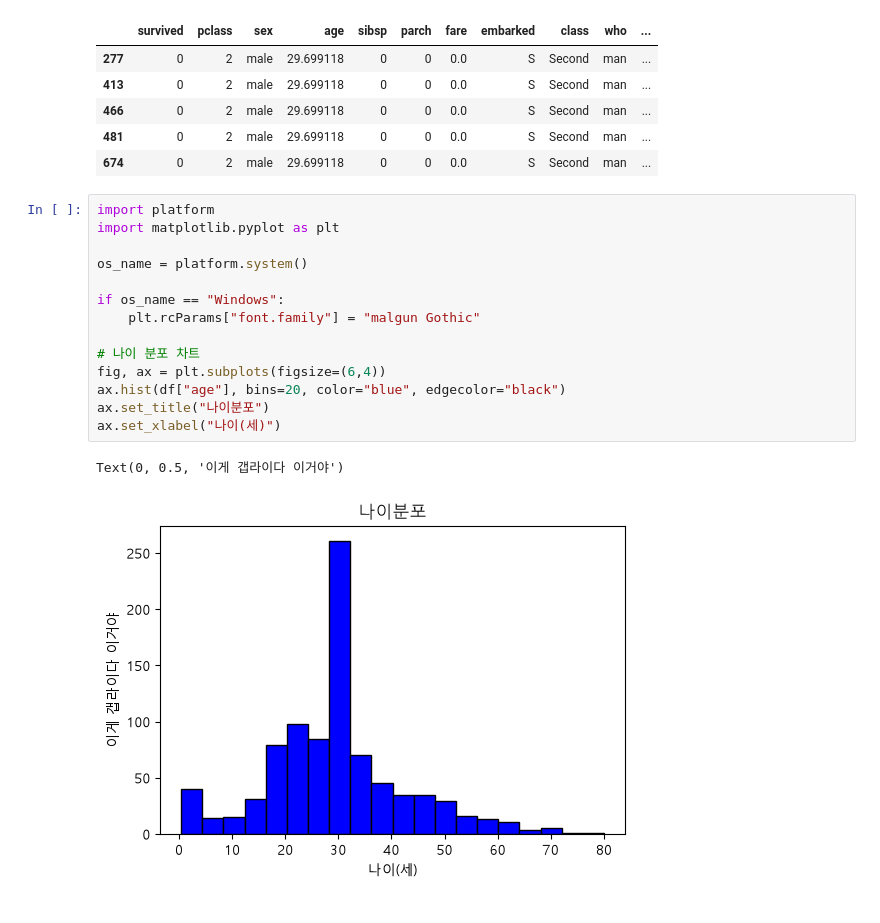
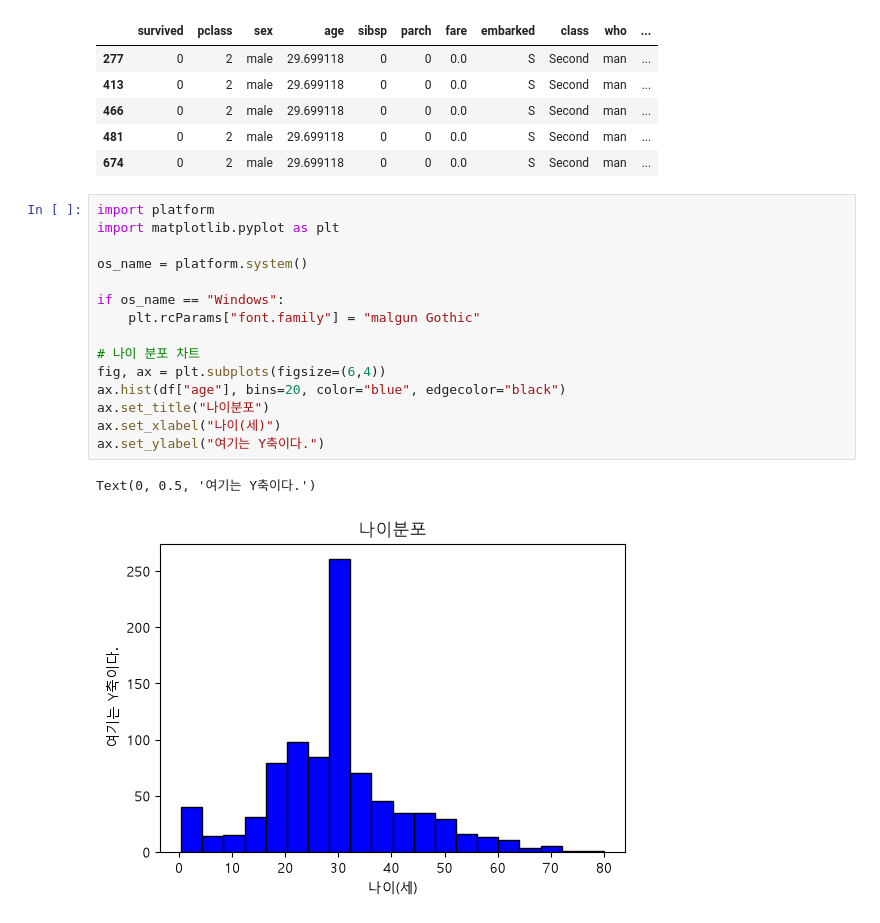
Before and after one commit to miro25800/kant_ml, a Jupyter notebook: 01_ml.ipynb, the cells around one changed output. Saved outputs shown, nothing was run; the diff lists cells and outputs as text.

```diff
--- a/01_ml.ipynb
+++ b/01_ml.ipynb
@@ -236,17 +236,18 @@ df[df.duplicated(keep=False)].sort_values(["fare", "age"]).head(5)
 # %%
 import platform
 import matplotlib.pyplot as plt
 
 os_name = platform.system()
 
 if os_name == "Windows":
     plt.rcParams["font.family"] = "malgun Gothic"
 
 # 나이 분포 차트
 fig, ax = plt.subplots(figsize=(6,4))
 ax.hist(df["age"], bins=20, color="blue", edgecolor="black")
 ax.set_title("나이분포")
 ax.set_xlabel("나이(세)")
+ax.set_ylabel("여기는 Y축이다.")
 # %% [output]
-Text(0, 0.5, '이게 갭라이다 이거야')
+Text(0, 0.5, '여기는 Y축이다.')
-[figure, old version]
+[figure, new version]
```
